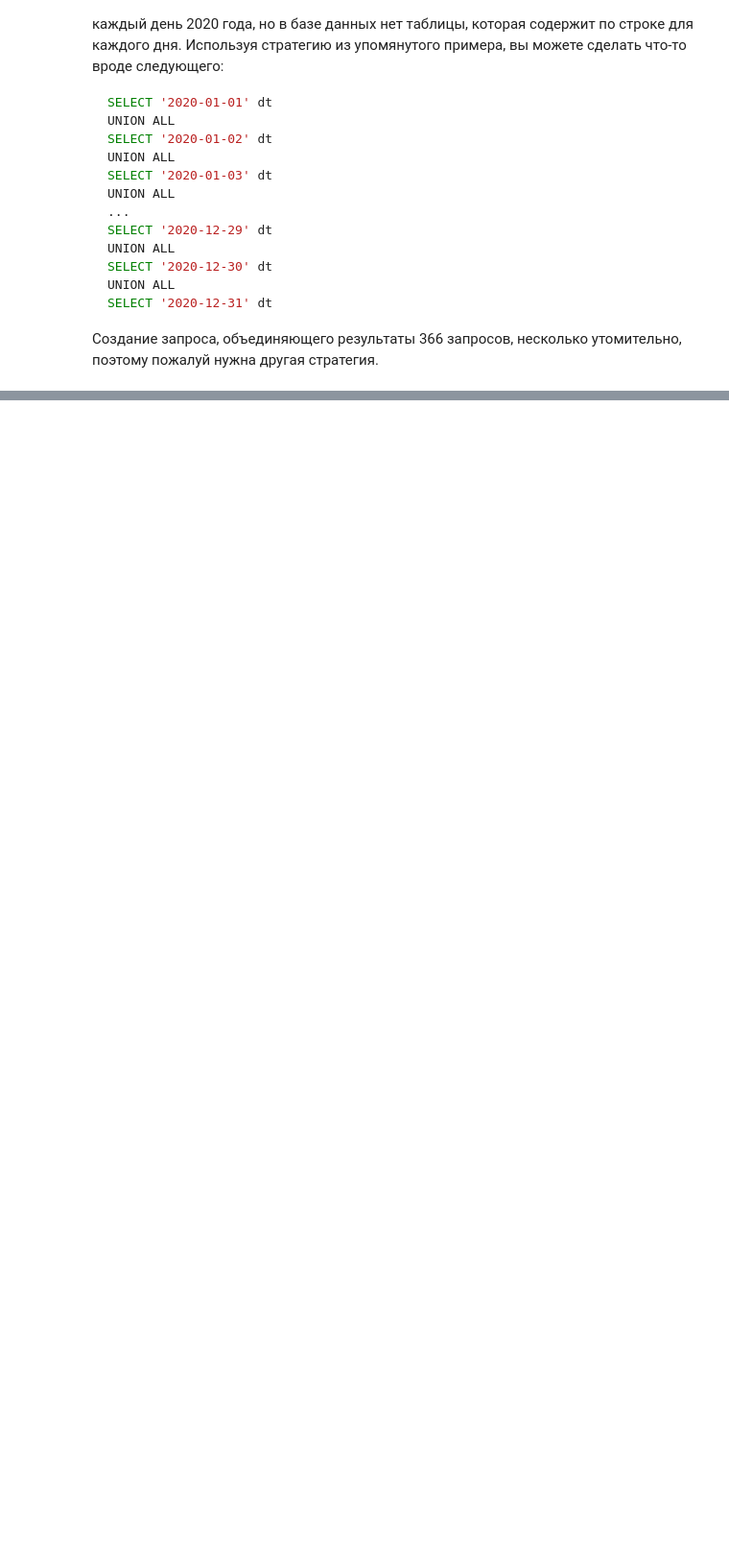
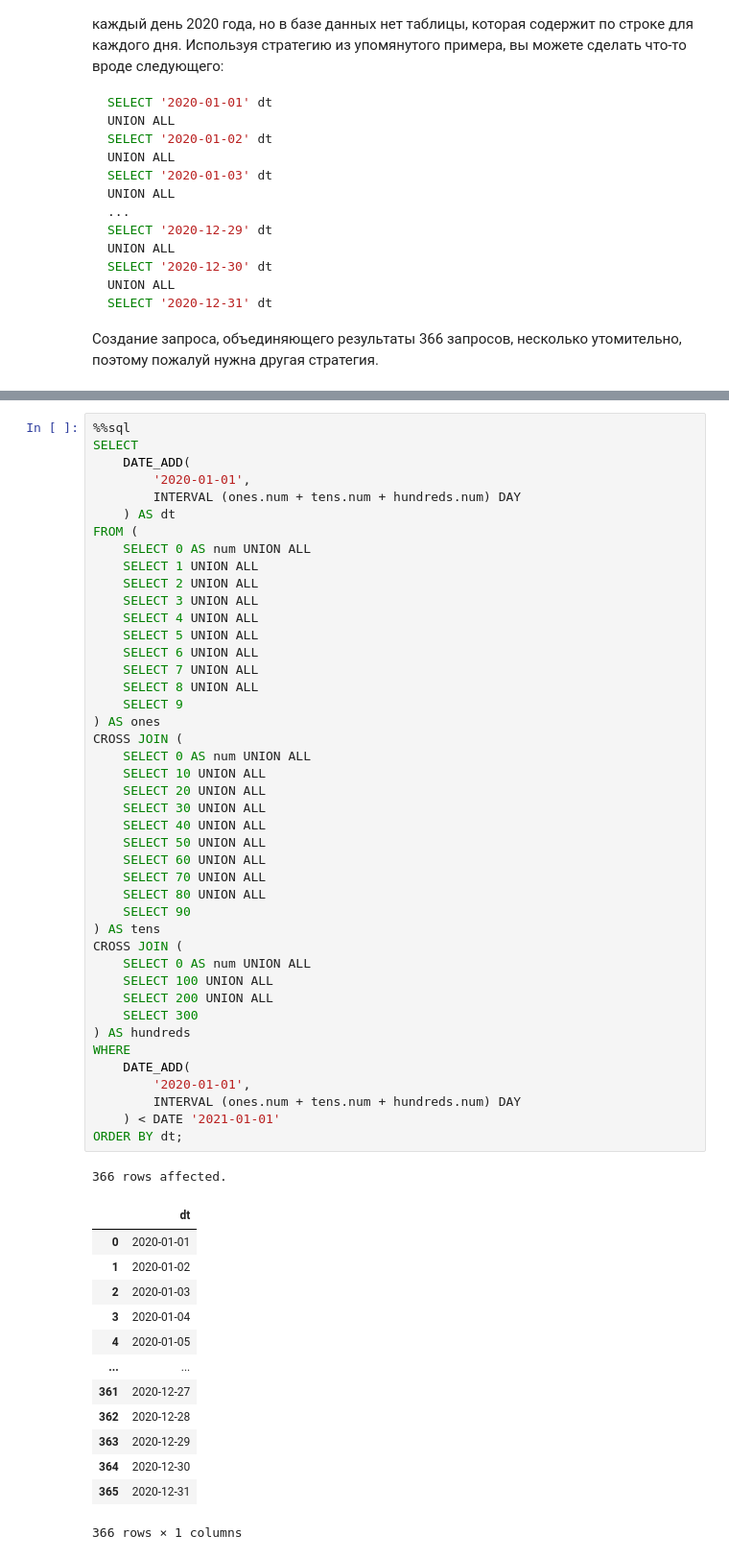
Before and after one commit to magus1968/learning-sql, a Jupyter notebook: docs/chapters/ch10.ipynb, the cells around one changed output, grey strips where cells are left out. Shown at 96% size. Drawn from its saved outputs; the diff is of its cells as text; blank space fills up the shorter version.

```diff
--- a/docs/chapters/ch10.ipynb
+++ b/docs/chapters/ch10.ipynb
@@ -357,0 +558,58 @@ SELECT '2020-12-31' dt
+# %%
+%%sql
+SELECT
+    DATE_ADD(
+        '2020-01-01',
+        INTERVAL (ones.num + tens.num + hundreds.num) DAY
+    ) AS dt
+FROM (
+    SELECT 0 AS num UNION ALL
+    SELECT 1 UNION ALL
+    SELECT 2 UNION ALL
+    SELECT 3 UNION ALL
+    SELECT 4 UNION ALL
+    SELECT 5 UNION ALL
+    SELECT 6 UNION ALL
+    SELECT 7 UNION ALL
+    SELECT 8 UNION ALL
+    SELECT 9
+) AS ones
+CROSS JOIN (
+    SELECT 0 AS num UNION ALL
+    SELECT 10 UNION ALL
+    SELECT 20 UNION ALL
+    SELECT 30 UNION ALL
+    SELECT 40 UNION ALL
+    SELECT 50 UNION ALL
+    SELECT 60 UNION ALL
+    SELECT 70 UNION ALL
+    SELECT 80 UNION ALL
+    SELECT 90
+) AS tens
+CROSS JOIN (
+    SELECT 0 AS num UNION ALL
+    SELECT 100 UNION ALL
+    SELECT 200 UNION ALL
+    SELECT 300
+) AS hundreds
+WHERE
+    DATE_ADD(
+        '2020-01-01',
+        INTERVAL (ones.num + tens.num + hundreds.num) DAY
+    ) < DATE '2021-01-01'
+ORDER BY dt;
+# %% [output]
+366 rows affected.
+|  | dt |
+| 0 | 2020-01-01 |
+| 1 | 2020-01-02 |
+| 2 | 2020-01-03 |
+| 3 | 2020-01-04 |
+| 4 | 2020-01-05 |
+| ... | ... |
+| 361 | 2020-12-27 |
+| 362 | 2020-12-28 |
+| 363 | 2020-12-29 |
+| 364 | 2020-12-30 |
+| 365 | 2020-12-31 |
+366 rows × 1 columns
```
Also changed, not shown: parts of 24 cells of this notebook, 1 other file.
